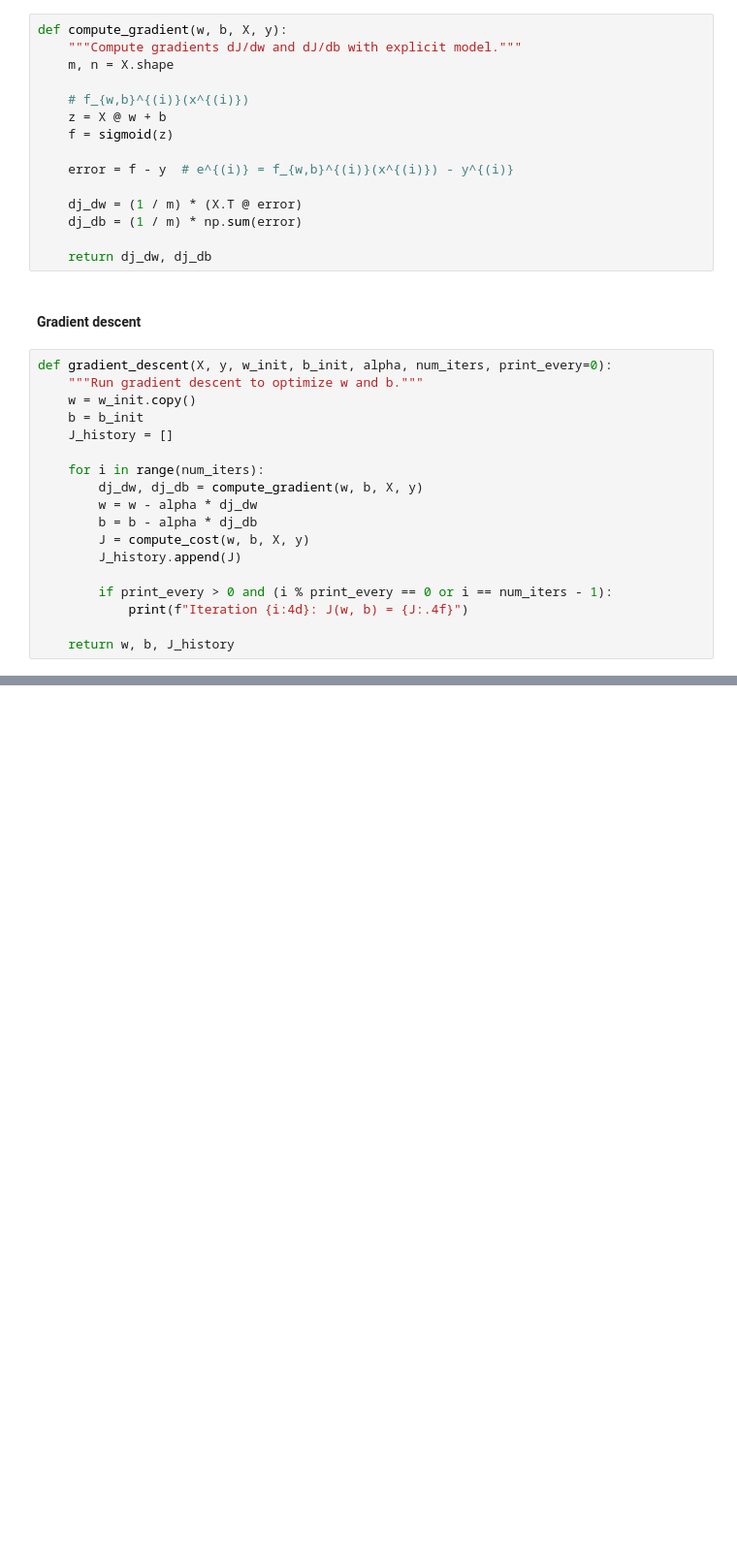
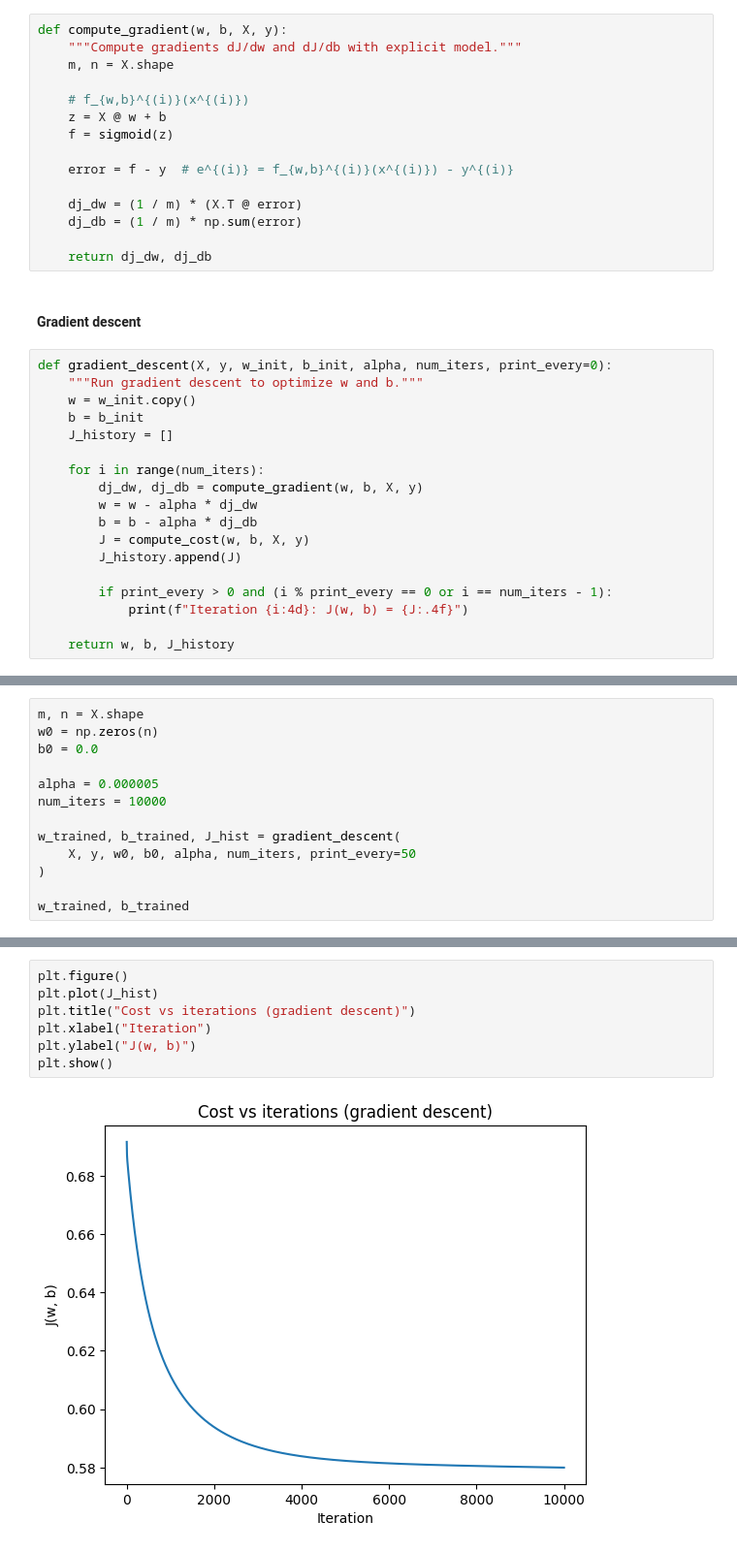
Before and after one commit to juancontrerasp/Heart_Disease_Risk_Prediction-TDSE, a Jupyter notebook: heart_disease_lr_analysis.ipynb, the cells around one changed output, grey strips where cells are left out. Shown at 97% size. Saved outputs shown, nothing was run; the diff lists cells and outputs as text; blank space fills up the shorter version.

Commit message:
Feat: Trained and plots

```diff
--- a/heart_disease_lr_analysis.ipynb
+++ b/heart_disease_lr_analysis.ipynb
@@ -235,0 +238,13 @@ def gradient_descent(X, y, w_init, b_init, alpha, num_iters, print_every=0):
+# %%
+m, n = X.shape
+w0 = np.zeros(n)
+b0 = 0.0
+
+alpha = 0.000005
+num_iters = 10000
+
+w_trained, b_trained, J_hist = gradient_descent(
+    X, y, w0, b0, alpha, num_iters, print_every=50
+)
+
+w_trained, b_trained
@@ -235,0 +277,9 @@ def gradient_descent(X, y, w_init, b_init, alpha, num_iters, print_every=0):
+# %%
+plt.figure()
+plt.plot(J_hist)
+plt.title("Cost vs iterations (gradient descent)")
+plt.xlabel("Iteration")
+plt.ylabel("J(w, b)")
+plt.show()
+# %% [output]
+[figure, added]
```
Also changed, not shown: parts of 3 cells of this notebook.
